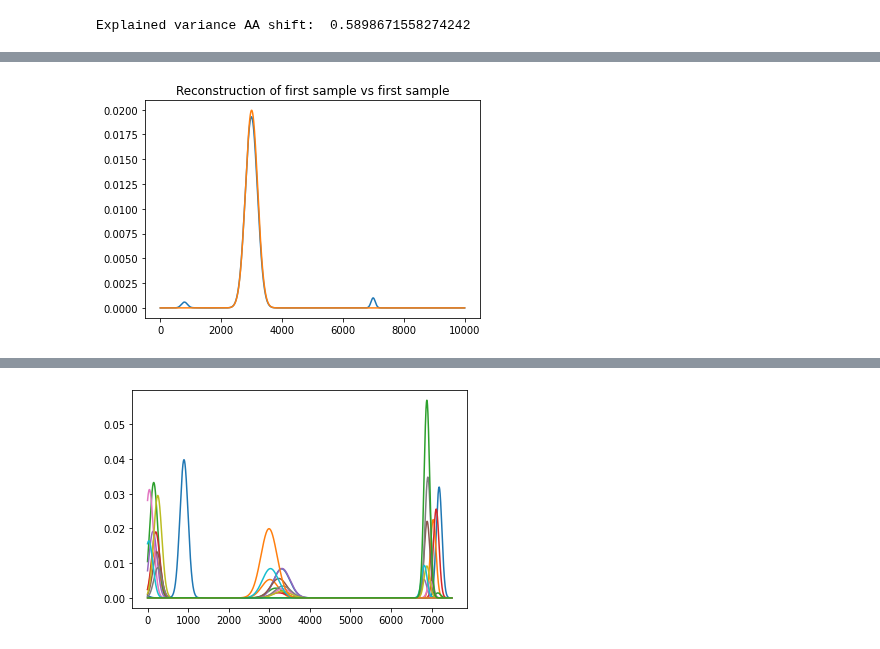
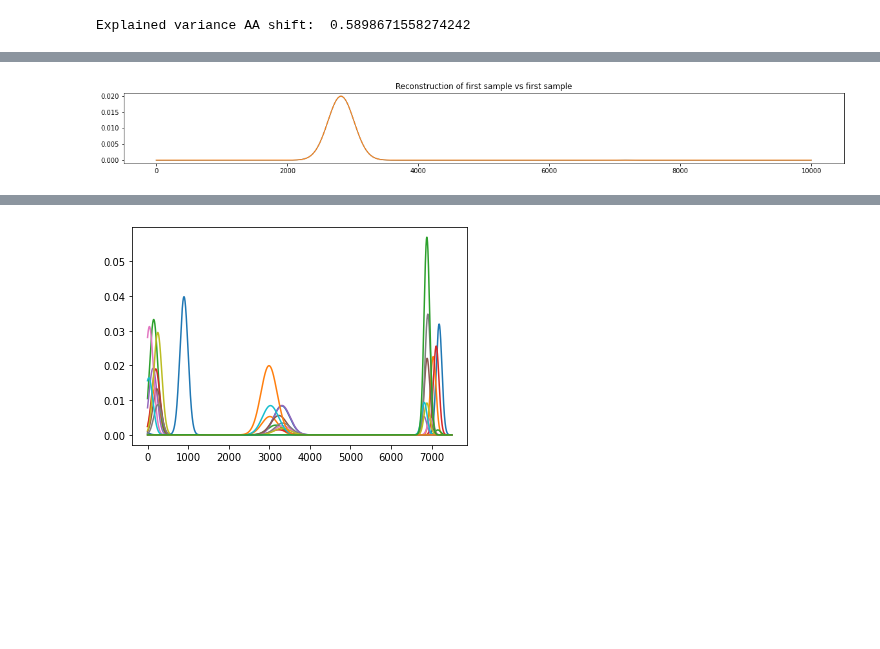
Before and after one commit to AlexanderVoldby/02466Fagprojekt2023, a Jupyter notebook: test_with_shift.ipynb, the cells around one changed output, grey strips where cells are left out. Drawn from its saved outputs; the diff is of its cells as text; code cells hidden in the pictures; blank space fills up the shorter version.

```diff
--- a/test_with_shift.ipynb
+++ b/test_with_shift.ipynb
@@ -343,7 +355,7 @@ print("Explained variance AA shift: ", expl_var(recon_shift, X_clean))
 [figure]
 Explained variance AA shift:  0.5898671558274242
 # %%
-AA = torchShiftAADisc(X, 3, lr=0.3, patience=5, alpha=1e-5, factor=0.999, fs_init=True)
+AA = torchShiftAADisc(X, 3, lr=0.4, patience=5, alpha=1e-5, factor=0.95, fs_init=False)
 # AA.C_tilde = C_init
 # AA.C_tilde = torch.nn.Parameter(AA.C_tilde, requires_grad=True)
 
@@ -351,7 +363,7 @@ AA = torchShiftAADisc(X, 3, lr=0.3, patience=5, alpha=1e-5, factor=0.999, fs_ini
 # AA.S_tilde = torch.nn.Parameter(AA.S_tilde, requires_grad=True)
 
 
-AA.tau_tilde = torch.nn.Parameter(torch.tensor(tau, dtype=torch.float32), requires_grad=True)
+# AA.tau_tilde = torch.nn.Parameter(torch.tensor(tau, dtype=torch.float32), requires_grad=True)
 
-C, S, tau_AA_shift = AA.fit(verbose=True, max_iter=500, tau_thres=1e-5)
+C, S, tau_AA_shift = AA.fit(verbose=True, max_iter=1500, tau_thres=1e-5)
 # %% [output]
@@ -408,10 +419,10 @@ plt.show()
 # %%
-plt.plot(recon_no_shift[11])
-plt.plot(X_clean[11])
+plt.plot(recon[11])
+plt.plot(X[11])
 plt.title("Reconstruction of first sample vs first sample")
 plt.show()
 # %% [output]
-[figure, old version]
+[figure, new version]
 # %%
 # plt.figure()
 plt.imshow(tau[:13], aspect='auto', interpolation="none")
```
Also changed, not shown: parts of 11 cells of this notebook, 1 other file.
